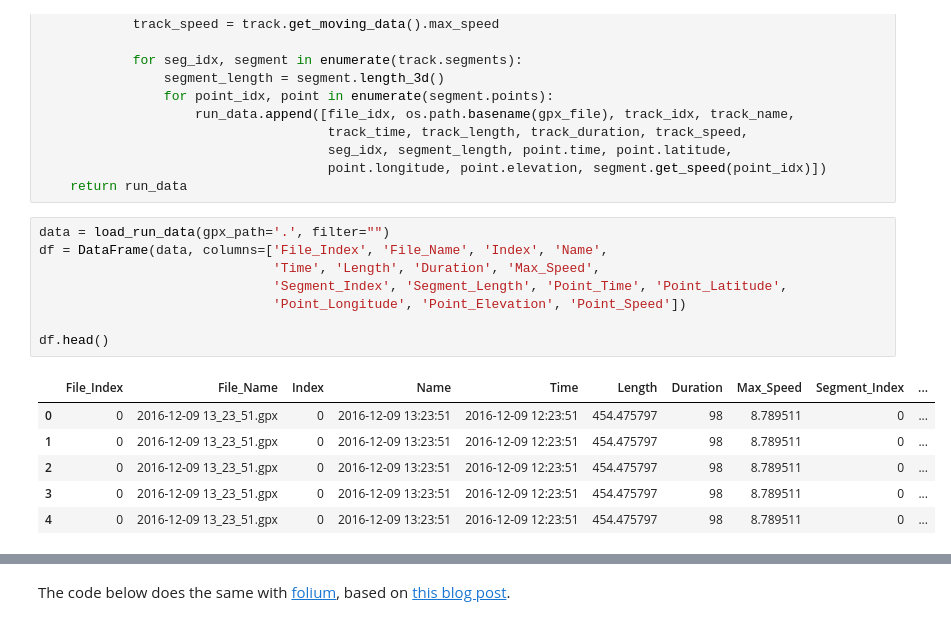
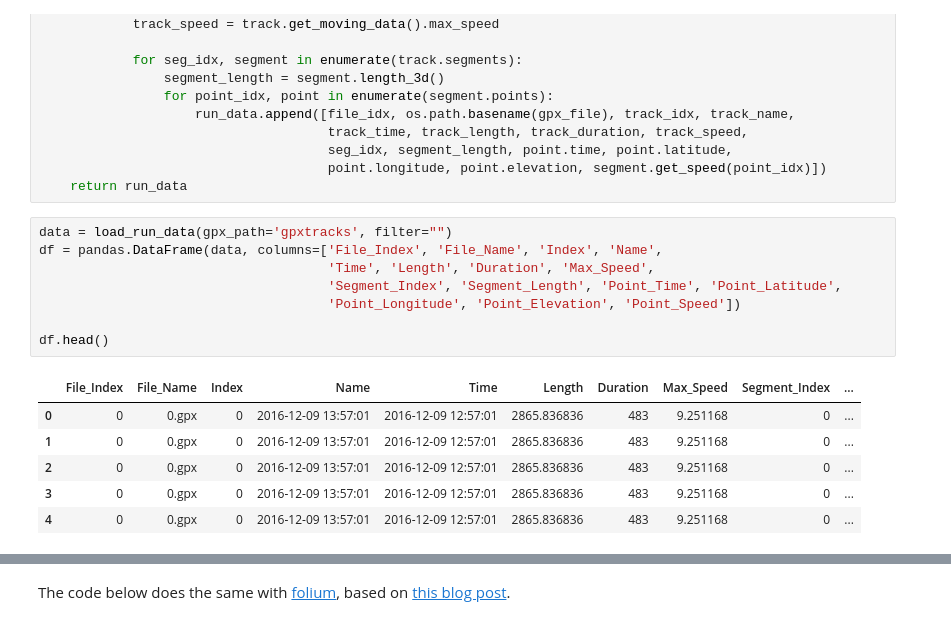
Before and after one commit to habi/2017, a Jupyter notebook: 2017.ipynb, the cells around one changed output, grey strips where cells are left out. Saved outputs shown, nothing was run; the diff lists cells and outputs as text.

```diff
--- a/2017.ipynb
+++ b/2017.ipynb
@@ -52,18 +50,18 @@ def load_run_data(gpx_path, filter=""):
                                      point.longitude, point.elevation, segment.get_speed(point_idx)])
     return run_data
 # %%
-data = load_run_data(gpx_path='.', filter="")
-df = DataFrame(data, columns=['File_Index', 'File_Name', 'Index', 'Name',
-                              'Time', 'Length', 'Duration', 'Max_Speed',
-                              'Segment_Index', 'Segment_Length', 'Point_Time', 'Point_Latitude',
-                              'Point_Longitude', 'Point_Elevation', 'Point_Speed'])
+data = load_run_data(gpx_path='gpxtracks', filter="")
+df = pandas.DataFrame(data, columns=['File_Index', 'File_Name', 'Index', 'Name',
+                                     'Time', 'Length', 'Duration', 'Max_Speed',
+                                     'Segment_Index', 'Segment_Length', 'Point_Time', 'Point_Latitude',
+                                     'Point_Longitude', 'Point_Elevation', 'Point_Speed'])
 
 df.head()
 # %% [output]
 |  | File_Index | File_Name | Index | Name | Time | Length | Duration | Max_Speed | Segment_Index | ... |
-| 0 | 0 | 2016-12-09 13_23_51.gpx | 0 | 2016-12-09 13:23:51 | 2016-12-09 12:23:51 | 454.475797 | 98 | 8.789511 | 0 | ... |
-| 1 | 0 | 2016-12-09 13_23_51.gpx | 0 | 2016-12-09 13:23:51 | 2016-12-09 12:23:51 | 454.475797 | 98 | 8.789511 | 0 | ... |
-| 2 | 0 | 2016-12-09 13_23_51.gpx | 0 | 2016-12-09 13:23:51 | 2016-12-09 12:23:51 | 454.475797 | 98 | 8.789511 | 0 | ... |
-| 3 | 0 | 2016-12-09 13_23_51.gpx | 0 | 2016-12-09 13:23:51 | 2016-12-09 12:23:51 | 454.475797 | 98 | 8.789511 | 0 | ... |
-| 4 | 0 | 2016-12-09 13_23_51.gpx | 0 | 2016-12-09 13:23:51 | 2016-12-09 12:23:51 | 454.475797 | 98 | 8.789511 | 0 | ... |
+| 0 | 0 | 0.gpx | 0 | 2016-12-09 13:57:01 | 2016-12-09 12:57:01 | 2865.836836 | 483 | 9.251168 | 0 | ... |
+| 1 | 0 | 0.gpx | 0 | 2016-12-09 13:57:01 | 2016-12-09 12:57:01 | 2865.836836 | 483 | 9.251168 | 0 | ... |
+| 2 | 0 | 0.gpx | 0 | 2016-12-09 13:57:01 | 2016-12-09 12:57:01 | 2865.836836 | 483 | 9.251168 | 0 | ... |
+| 3 | 0 | 0.gpx | 0 | 2016-12-09 13:57:01 | 2016-12-09 12:57:01 | 2865.836836 | 483 | 9.251168 | 0 | ... |
+| 4 | 0 | 0.gpx | 0 | 2016-12-09 13:57:01 | 2016-12-09 12:57:01 | 2865.836836 | 483 | 9.251168 | 0 | ... |
 # %%
```
Also changed, not shown: parts of 7 cells of this notebook.
